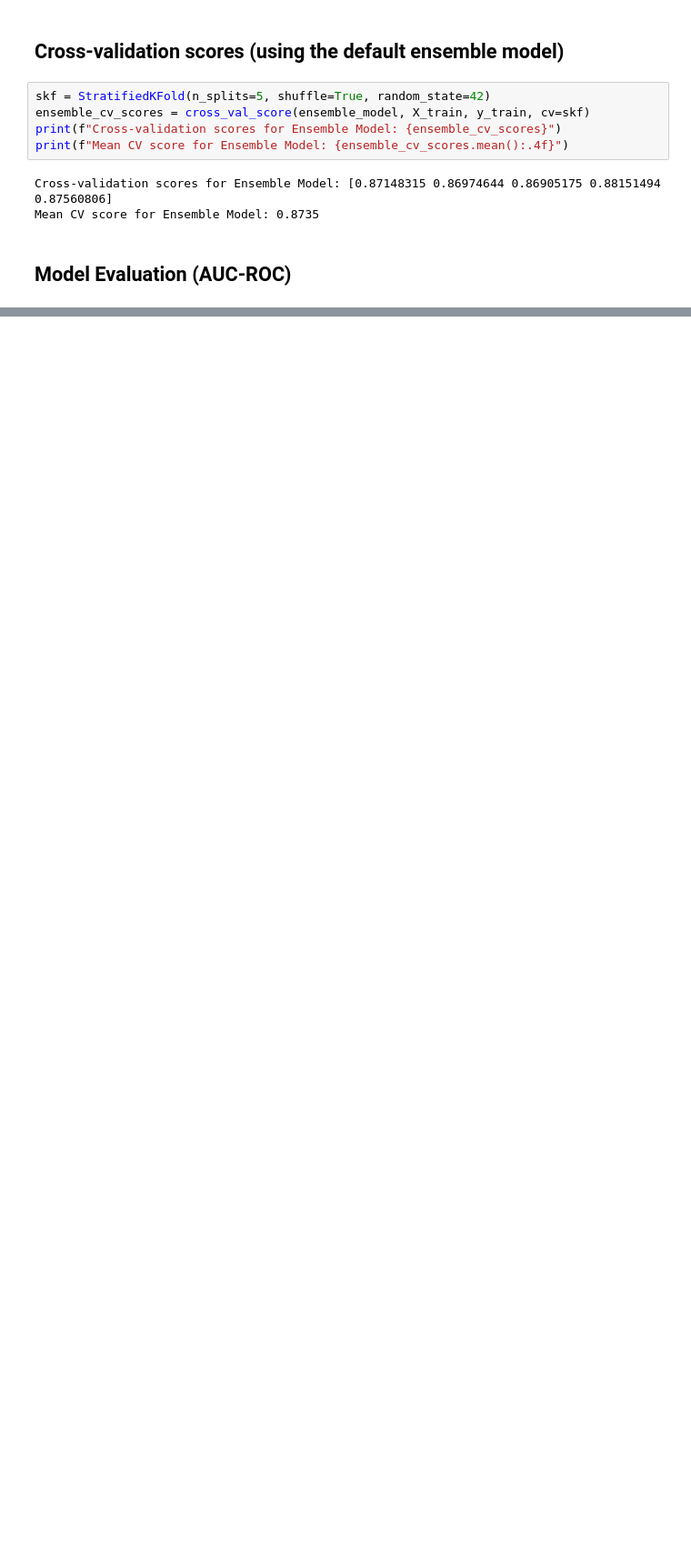
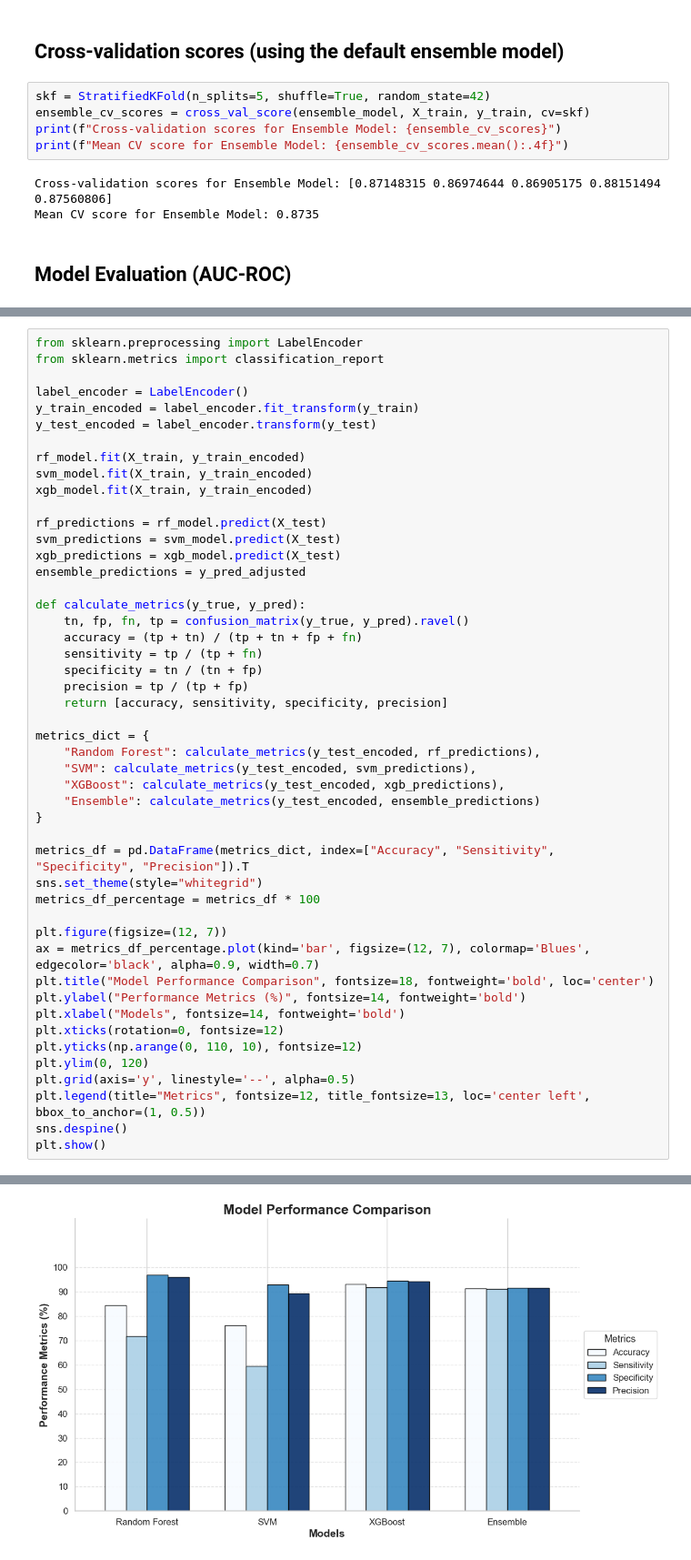
Before and after one commit to rohitprofc/malicious-app-detector, a Jupyter notebook: code.ipynb, the cells around one changed output, grey strips where cells are left out. Shown at 91% size. Saved outputs shown, nothing was run; the diff lists cells and outputs as text; blank space fills up the shorter version.

Commit message:
Added visualizations and made some structural changes

```diff
--- a/code.ipynb
+++ b/code.ipynb
@@ -408,0 +465,49 @@ plt.show()
+# %%
+from sklearn.preprocessing import LabelEncoder
+from sklearn.metrics import classification_report
+
+label_encoder = LabelEncoder()
+y_train_encoded = label_encoder.fit_transform(y_train)
+y_test_encoded = label_encoder.transform(y_test)
+
+rf_model.fit(X_train, y_train_encoded)
+svm_model.fit(X_train, y_train_encoded)
+xgb_model.fit(X_train, y_train_encoded)
+
+rf_predictions = rf_model.predict(X_test)
+svm_predictions = svm_model.predict(X_test)
+xgb_predictions = xgb_model.predict(X_test)
+ensemble_predictions = y_pred_adjusted
+
+def calculate_metrics(y_true, y_pred):
+    tn, fp, fn, tp = confusion_matrix(y_true, y_pred).ravel()
+    accuracy = (tp + tn) / (tp + tn + fp + fn)
+    sensitivity = tp / (tp + fn)
+    specificity = tn / (tn + fp)
+    precision = tp / (tp + fp)
+    return [accuracy, sensitivity, specificity, precision]
+
+metrics_dict = {
+    "Random Forest": calculate_metrics(y_test_encoded, rf_predictions),
+    "SVM": calculate_metrics(y_test_encoded, svm_predictions),
+    "XGBoost": calculate_metrics(y_test_encoded, xgb_predictions),
+    "Ensemble": calculate_metrics(y_test_encoded, ensemble_predictions)
+}
+
+metrics_df = pd.DataFrame(metrics_dict, index=["Accuracy", "Sensitivity", "Specificity", "Precision"]).T
+sns.set_theme(style="whitegrid")
+metrics_df_percentage = metrics_df * 100
+
+plt.figure(figsize=(12, 7))
+ax = metrics_df_percentage.plot(kind='bar', figsize=(12, 7), colormap='Blues', edgecolor='black', alpha=0.9, width=0.7)
+plt.title("Model Performance Comparison", fontsize=18, fontweight='bold', loc='center')
+plt.ylabel("Performance Metrics (%)", fontsize=14, fontweight='bold')
+plt.xlabel("Models", fontsize=14, fontweight='bold')
+plt.xticks(rotation=0, fontsize=12)
+plt.yticks(np.arange(0, 110, 10), fontsize=12)
+plt.ylim(0, 120)
+plt.grid(axis='y', linestyle='--', alpha=0.5)
+plt.legend(title="Metrics", fontsize=12, title_fontsize=13, loc='center left', bbox_to_anchor=(1, 0.5))
+sns.despine()
+plt.show()
+# %% [output]
@@ -408,0 +515 @@ plt.show()
+[figure, added]
```
Also changed, not shown: parts of 10 cells of this notebook.
